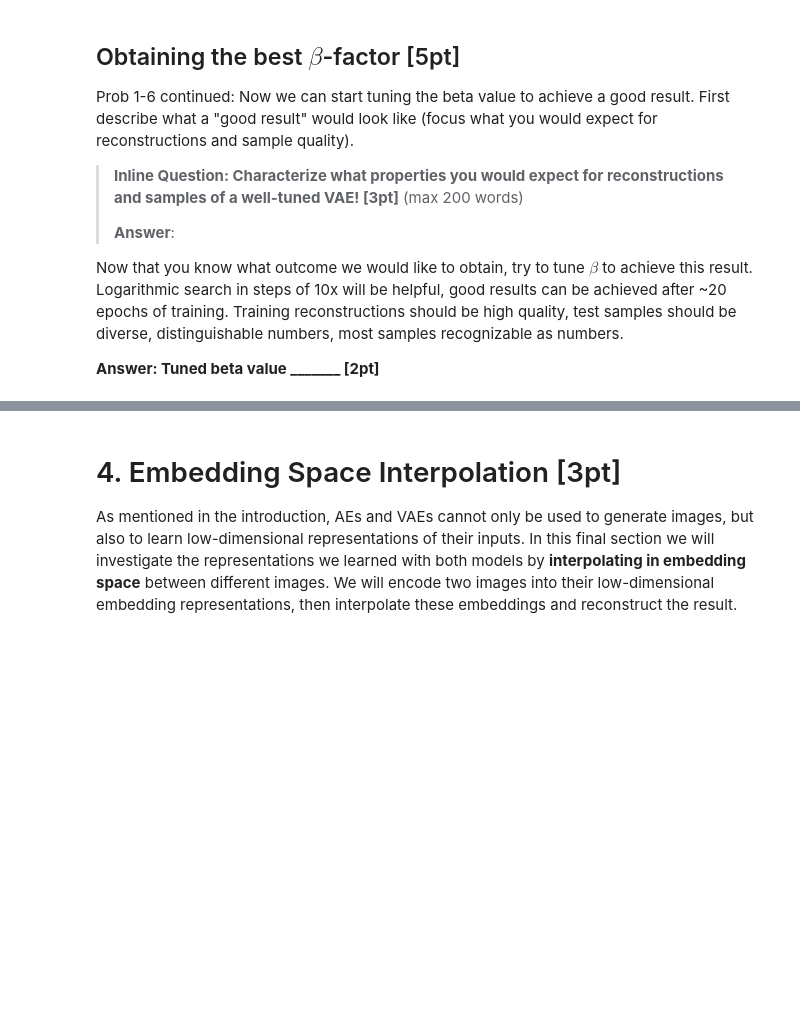
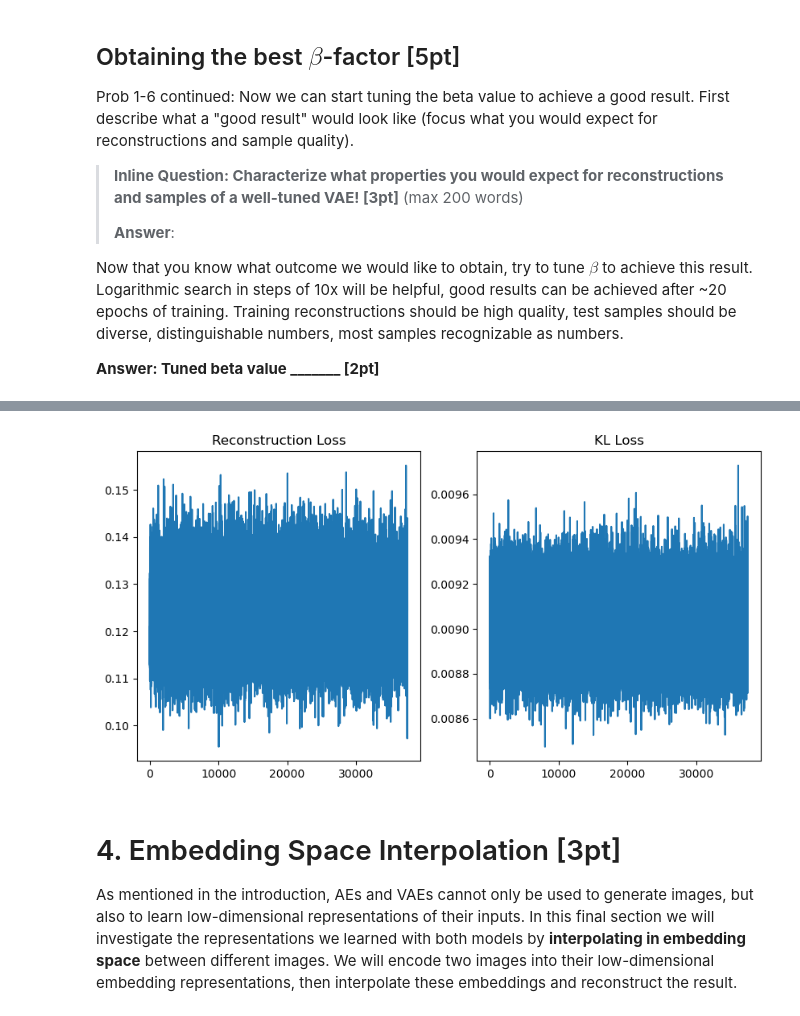
Before and after one commit to emanueltesfa/GAN-VAE, a Jupyter notebook: Problem1_VAE_v0.ipynb, the cells around one changed output, grey strips where cells are left out. Cells and saved outputs as stored; diff of their text form; code cells hidden in the pictures; blank space fills up the shorter version.

```diff
--- a/Problem1_VAE_v0.ipynb
+++ b/Problem1_VAE_v0.ipynb
@@ -849,8 +777,8 @@ learning_rate = 1e-3
 nz = 32
 
 ####################################### TODO #######################################
-epochs = 5      # recommended 5-20 epochs
-beta = ... # Tune this for best results
+epochs = 20      # recommended 5-20 epochs
+beta = 0.05 # Tune this for best results
 #################################### END TODO ######################################
 
 # build VAE model
@@ -880,13 +808,17 @@ for ep in range(epochs):
   #       training loss. It outputs the total training loss and a dict containing    #
   #       the breakdown of reconstruction and KL loss.                               #
   ####################################################################################
-  for ...:
-
-
+  for indx, (img, _) in enumerate(mnist_data_loader): # index and img,label tuple
+    optimizer.zero_grad()
+    batch_features = torch.reshape(img, (img.size()[0], -1))
+    vae_output = vae_model(batch_features)
+    total_loss, losses = vae_model.loss(batch_features, outputs=vae_output)
     rec_loss.append(losses['rec_loss']); kl_loss.append(losses['kl_loss'])
-    if train_it % 100 == 0:
+    total_loss.backward()
+    optimizer.step()
+    if train_it % 400 == 0:
       print("It {}: Total Loss: {}, \t Rec Loss: {},\t KL Loss: {}"\
-            .format(train_it, total_loss, losses['rec_loss'], losses['kl_loss']))
+            .format(train_it, total_loss, losses['rec_loss'], losses['kl_loss'].item()))
     train_it += 1
   #################################### END TODO ####################################
 
@@ -904,3 +836,4 @@ ax2 = plt.subplot(122)
 ax2.plot(kl_loss_plotdata)
 ax2.title.set_text("KL Loss")
 plt.show()
+# %% [output]
@@ -907,3 +857,4 @@ plt.show()
+[figure, added]
 # %% [markdown]
 # 4. Embedding Space Interpolation [3pt]
 
```
Also changed, not shown: parts of 10 cells of this notebook, 3 other files.
